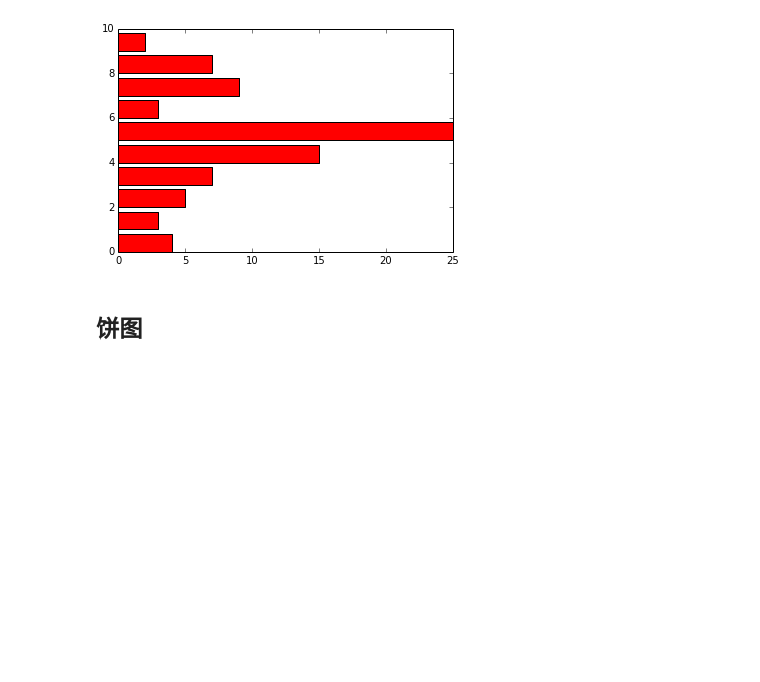
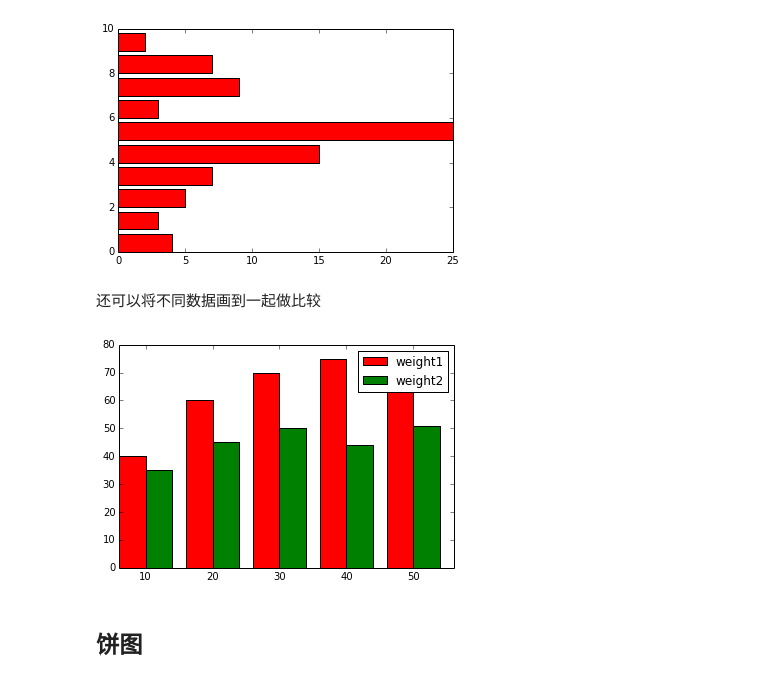
Before and after one commit to woosley/python-topic, a Jupyter notebook: matplotlib.ipynb, the cells around one changed output. Drawn from its saved outputs; the diff is of its cells as text; code cells hidden in the pictures; blank space fills up the shorter version.

```diff
--- a/matplotlib.ipynb
+++ b/matplotlib.ipynb
@@ -131,5 +144,22 @@ plt.barh(left, height, color='red')
 plt.show()
 # %% [output]
 [figure]
+# %% [markdown]
+还可以将不同数据画到一起做比较
+# %%
+import numpy as py
+age = np.array([10, 20, 30, 40, 50])
+weight1 = (40, 60, 70, 75, 63)
+weight2 = (35, 45, 50, 44, 51)
+
+fig, ax = plt.subplots()
+ax.bar(age, weight1, width=4, color='red')
+ax.bar(age+4, weight2, width=4, color='green')
+ax.set_xticks(age+4)
+ax.set_xticklabels(age)
+plt.legend(["weight1", "weight2"])
+plt.show()
+# %% [output]
+[figure, added]
 # %% [markdown]
 ## 饼图
```
Also changed, not shown: parts of 3 cells of this notebook.
